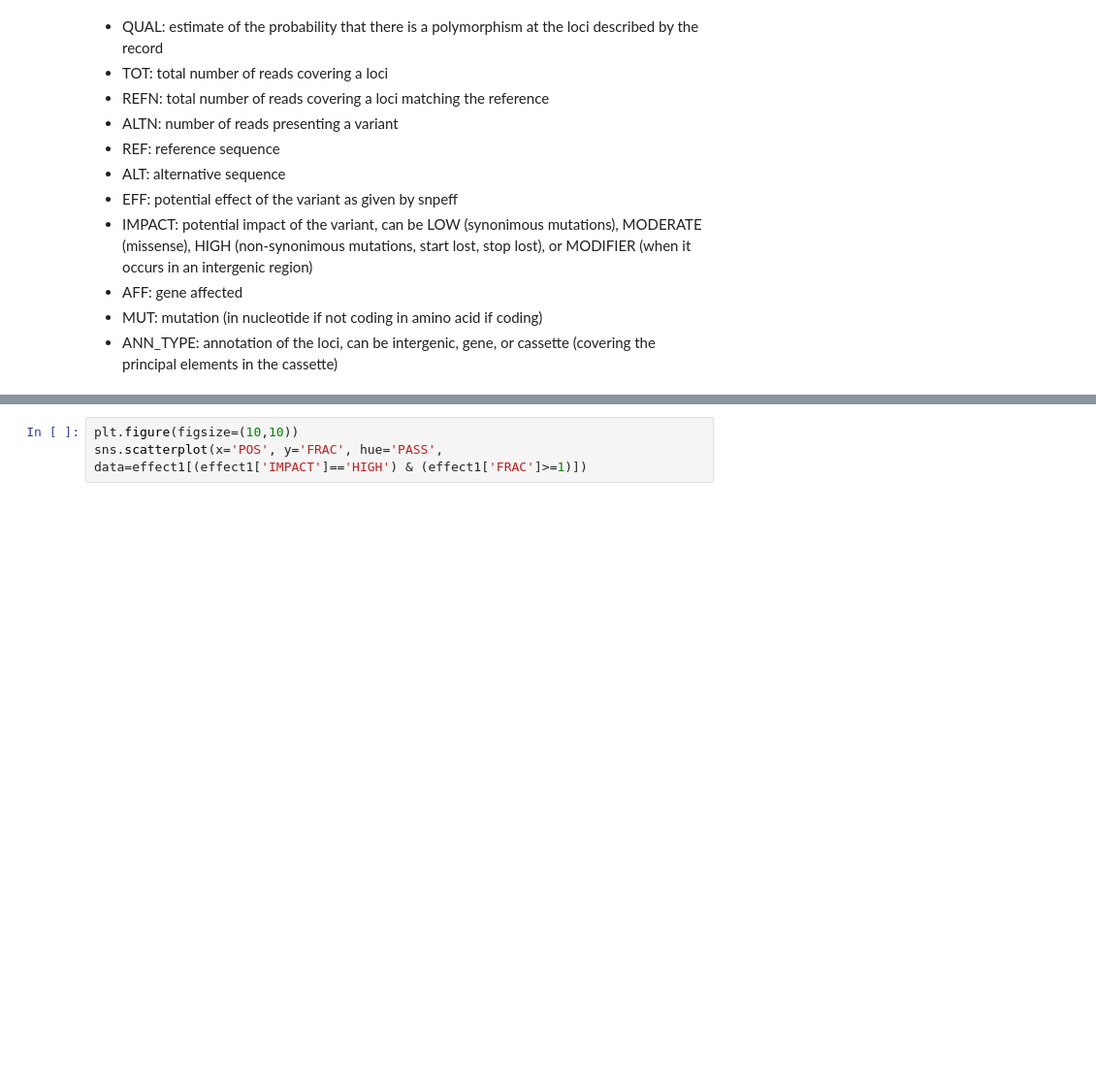
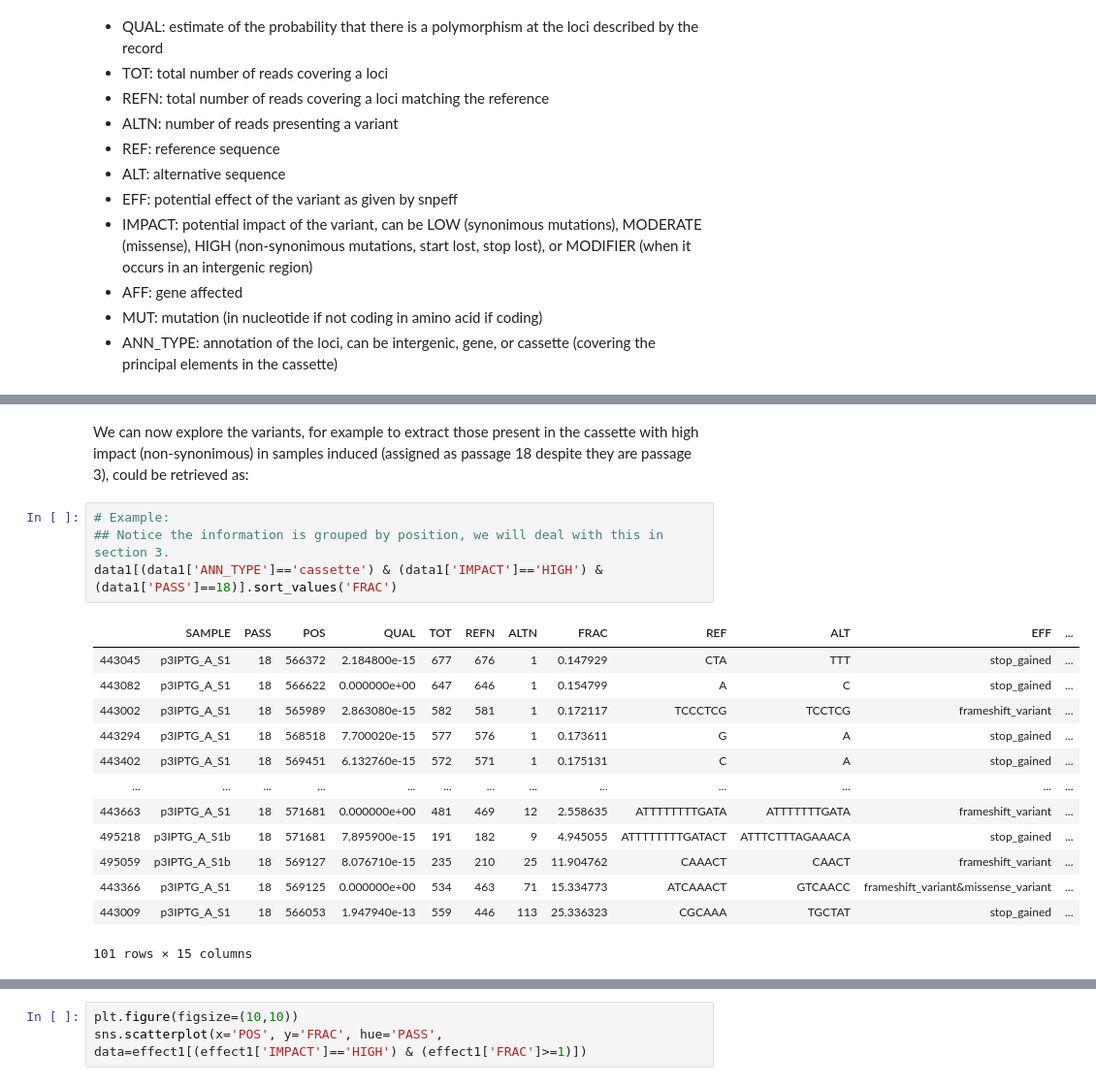
Before and after one commit to CRG-CNAG/killswitch, a Jupyter notebook: ksanalysis.ipynb, the cells around one changed output, grey strips where cells are left out. Shown: that part at 97% size. Cells and saved outputs as stored; diff of their text form; blank space fills up the shorter version.

```diff
--- a/ksanalysis.ipynb
+++ b/ksanalysis.ipynb
@@ -362,0 +193,20 @@ effect1.sort_values('FRAC')
+# %% [markdown]
+We can now explore the variants, for example to extract those present in the cassette with high impact (non-synonimous) in samples induced (assigned as passage 18 despite they are passage 3), could be retrieved as:
+# %%
+# Example:
+## Notice the information is grouped by position, we will deal with this in section 3.
+data1[(data1['ANN_TYPE']=='cassette') & (data1['IMPACT']=='HIGH') & (data1['PASS']==18)].sort_values('FRAC')
+# %% [output]
+|  | SAMPLE | PASS | POS | QUAL | TOT | REFN | ALTN | FRAC | REF | ALT | EFF | ... |
+| 443045 | p3IPTG_A_S1 | 18 | 566372 | 2.184800e-15 | 677 | 676 | 1 | 0.147929 | CTA | TTT | stop_gained | ... |
+| 443082 | p3IPTG_A_S1 | 18 | 566622 | 0.000000e+00 | 647 | 646 | 1 | 0.154799 | A | C | stop_gained | ... |
+| 443002 | p3IPTG_A_S1 | 18 | 565989 | 2.863080e-15 | 582 | 581 | 1 | 0.172117 | TCCCTCG | TCCTCG | frameshift_variant | ... |
+| 443294 | p3IPTG_A_S1 | 18 | 568518 | 7.700020e-15 | 577 | 576 | 1 | 0.173611 | G | A | stop_gained | ... |
+| 443402 | p3IPTG_A_S1 | 18 | 569451 | 6.132760e-15 | 572 | 571 | 1 | 0.175131 | C | A | stop_gained | ... |
+| ... | ... | ... | ... | ... | ... | ... | ... | ... | ... | ... | ... | ... |
+| 443663 | p3IPTG_A_S1 | 18 | 571681 | 0.000000e+00 | 481 | 469 | 12 | 2.558635 | ATTTTTTTTGATA | ATTTTTTTGATA | frameshift_variant | ... |
+| 495218 | p3IPTG_A_S1b | 18 | 571681 | 7.895900e-15 | 191 | 182 | 9 | 4.945055 | ATTTTTTTTGATACT | ATTTCTTTAGAAACA | stop_gained | ... |
+| 495059 | p3IPTG_A_S1b | 18 | 569127 | 8.076710e-15 | 235 | 210 | 25 | 11.904762 | CAAACT | CAACT | frameshift_variant | ... |
+| 443366 | p3IPTG_A_S1 | 18 | 569125 | 0.000000e+00 | 534 | 463 | 71 | 15.334773 | ATCAAACT | GTCAACC | frameshift_variant&missense_variant | ... |
+| 443009 | p3IPTG_A_S1 | 18 | 566053 | 1.947940e-13 | 559 | 446 | 113 | 25.336323 | CGCAAA | TGCTAT | stop_gained | ... |
+101 rows × 15 columns
```
Also changed, not shown: parts of 73 cells of this notebook, 7 other files.
